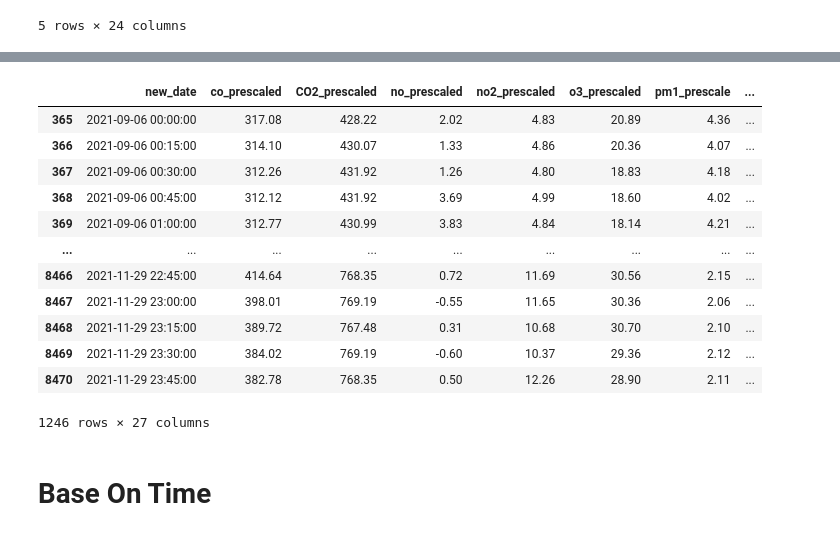
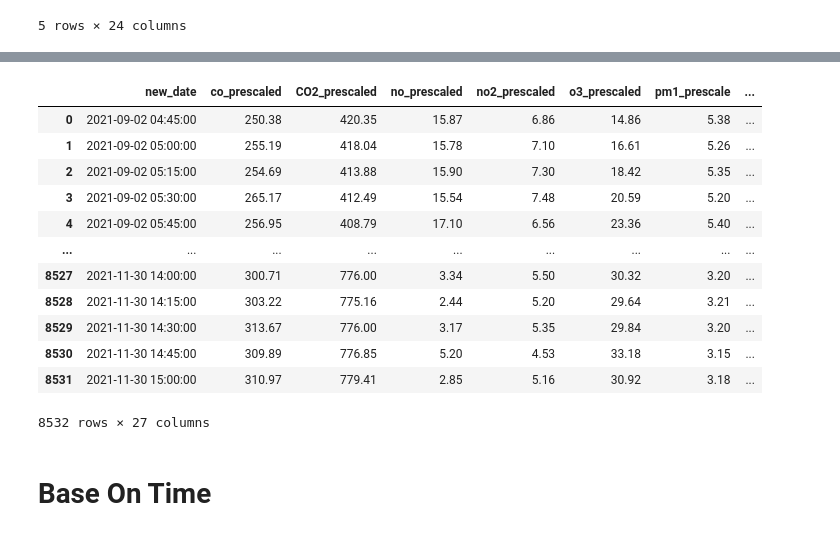
Before and after one commit to mihakim2/2021Fall_finals, a Jupyter notebook: Time_Series.ipynb, the cells around one changed output, grey strips where cells are left out. Saved outputs shown, nothing was run; the diff lists cells and outputs as text; code cells hidden in the pictures.

```diff
--- a/Time_Series.ipynb
+++ b/Time_Series.ipynb
@@ -44,24 +28,26 @@ final_df[columns]
 # %%
 final_df['new_date']=pd.to_datetime(final_df['new_date'],format='%Y-%m-%d %H:%M:%S')
 final_df['date'] = pd.to_datetime(final_df['new_date'],format='%Y-%m-%d %H:%M:%S').dt.date
 final_df['time'] = pd.to_datetime(final_df['new_date'],format='%Y-%m-%d %H:%M:%S').dt.time
 final_df['dayofweek'] = pd.to_datetime(final_df['new_date'],format='%Y-%m-%d %H:%M:%S').dt.dayofweek
 final_df[final_df['dayofweek']==0]
+quantile = final_df.copy()
+quantile
 # final_df['time'] = final_df['new_date'].time
 # %% [output]
 |  | new_date | co_prescaled | CO2_prescaled | no_prescaled | no2_prescaled | o3_prescaled | pm1_prescale | ... |
-| 365 | 2021-09-06 00:00:00 | 317.08 | 428.22 | 2.02 | 4.83 | 20.89 | 4.36 | ... |
-| 366 | 2021-09-06 00:15:00 | 314.10 | 430.07 | 1.33 | 4.86 | 20.36 | 4.07 | ... |
-| 367 | 2021-09-06 00:30:00 | 312.26 | 431.92 | 1.26 | 4.80 | 18.83 | 4.18 | ... |
-| 368 | 2021-09-06 00:45:00 | 312.12 | 431.92 | 3.69 | 4.99 | 18.60 | 4.02 | ... |
-| 369 | 2021-09-06 01:00:00 | 312.77 | 430.99 | 3.83 | 4.84 | 18.14 | 4.21 | ... |
+| 0 | 2021-09-02 04:45:00 | 250.38 | 420.35 | 15.87 | 6.86 | 14.86 | 5.38 | ... |
+| 1 | 2021-09-02 05:00:00 | 255.19 | 418.04 | 15.78 | 7.10 | 16.61 | 5.26 | ... |
+| 2 | 2021-09-02 05:15:00 | 254.69 | 413.88 | 15.90 | 7.30 | 18.42 | 5.35 | ... |
+| 3 | 2021-09-02 05:30:00 | 265.17 | 412.49 | 15.54 | 7.48 | 20.59 | 5.20 | ... |
+| 4 | 2021-09-02 05:45:00 | 256.95 | 408.79 | 17.10 | 6.56 | 23.36 | 5.40 | ... |
 | ... | ... | ... | ... | ... | ... | ... | ... | ... |
-| 8466 | 2021-11-29 22:45:00 | 414.64 | 768.35 | 0.72 | 11.69 | 30.56 | 2.15 | ... |
-| 8467 | 2021-11-29 23:00:00 | 398.01 | 769.19 | -0.55 | 11.65 | 30.36 | 2.06 | ... |
-| 8468 | 2021-11-29 23:15:00 | 389.72 | 767.48 | 0.31 | 10.68 | 30.70 | 2.10 | ... |
-| 8469 | 2021-11-29 23:30:00 | 384.02 | 769.19 | -0.60 | 10.37 | 29.36 | 2.12 | ... |
-| 8470 | 2021-11-29 23:45:00 | 382.78 | 768.35 | 0.50 | 12.26 | 28.90 | 2.11 | ... |
+| 8527 | 2021-11-30 14:00:00 | 300.71 | 776.00 | 3.34 | 5.50 | 30.32 | 3.20 | ... |
+| 8528 | 2021-11-30 14:15:00 | 303.22 | 775.16 | 2.44 | 5.20 | 29.64 | 3.21 | ... |
+| 8529 | 2021-11-30 14:30:00 | 313.67 | 776.00 | 3.17 | 5.35 | 29.84 | 3.20 | ... |
+| 8530 | 2021-11-30 14:45:00 | 309.89 | 776.85 | 5.20 | 4.53 | 33.18 | 3.15 | ... |
+| 8531 | 2021-11-30 15:00:00 | 310.97 | 779.41 | 2.85 | 5.16 | 30.92 | 3.18 | ... |
-1246 rows × 27 columns
+8532 rows × 27 columns
 # %% [markdown]
 # Base On Time
 # %%
```
Also changed, not shown: parts of 21 cells of this notebook, 1 other file.
